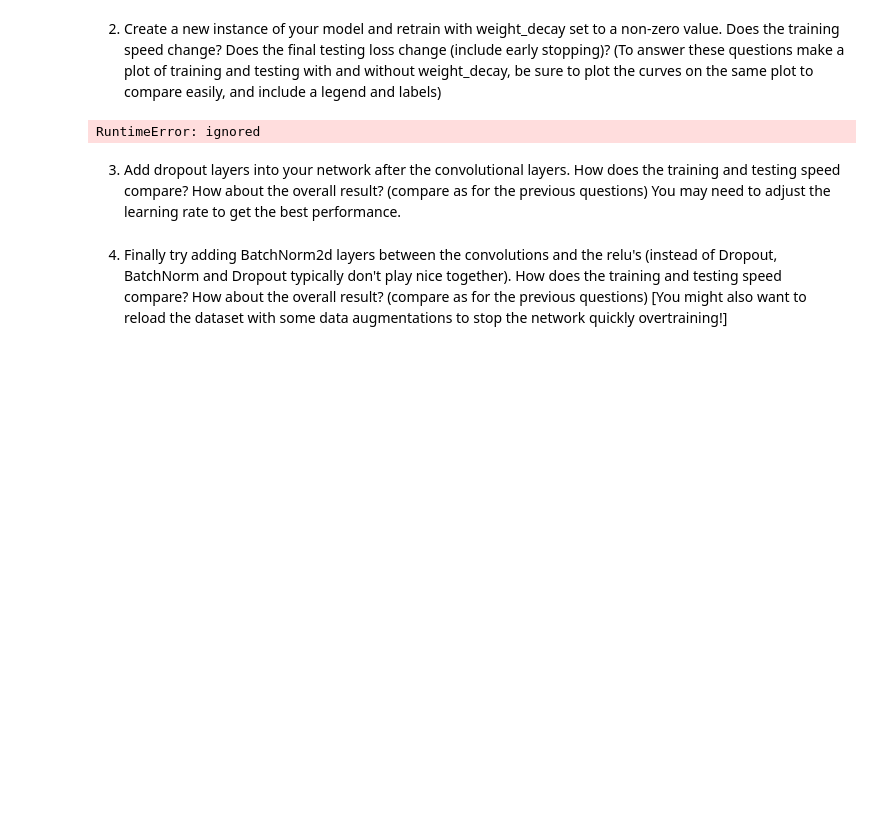
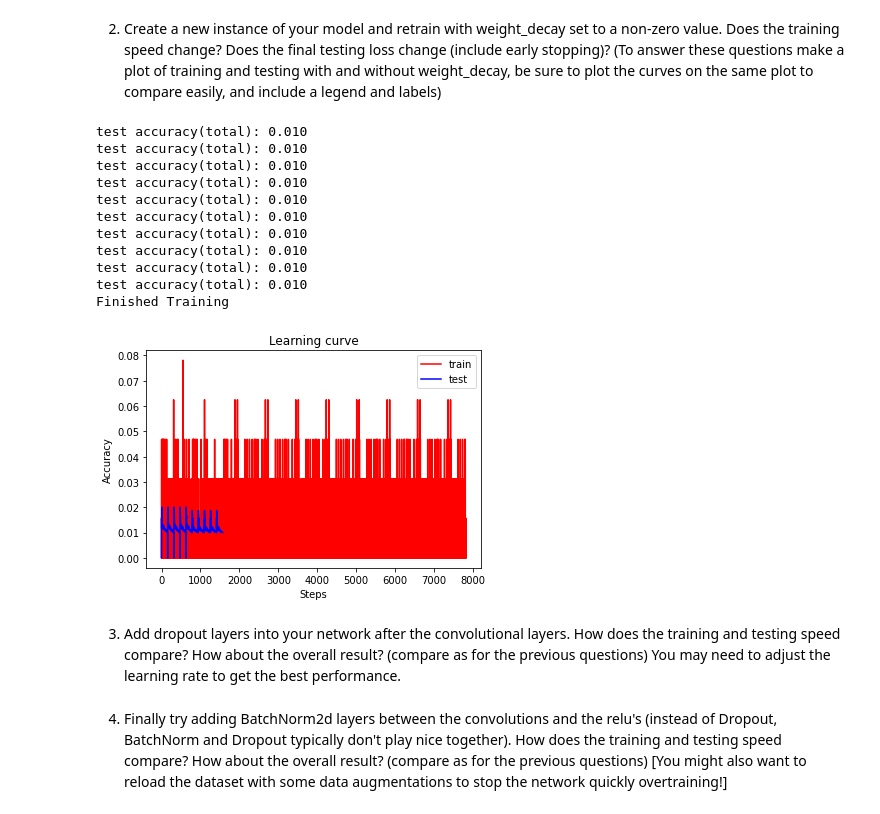
Before and after one commit to nyw-pathfinder/Deep-Learning-Bootcamp-with-PyTorch, a Jupyter notebook: 07-regularization.ipynb, the cells around one changed output. Saved outputs shown, nothing was run; the diff lists cells and outputs as text; code cells hidden in the pictures; blank space fills up the shorter version.

```diff
--- a/07-regularization.ipynb
+++ b/07-regularization.ipynb
@@ -406,7 +444,9 @@ net2.to(device)
 import torch.optim as optim
 
 criterion = nn.CrossEntropyLoss()
-optimizer = optim.SGD(net2.parameters(), lr=0.001, momentum=0.9, weight_decay=0.01)
+# optimizer = optim.SGD(net2.parameters(), lr=0.001, momentum=0.9, weight_decay=0.01)
+optimizer = optim.Adam(net.parameters(), lr=0.001,  weight_decay=0.01)
+
 #weight decay 바꿔도 한계가 있는가.
 
 
@@ -415,7 +455,7 @@ test_acc = []
 total_steps = 0
 
 
-for epoch in range(5):
+for epoch in range(10):
     running_loss = 0.0
     for i, data in enumerate(trainloader):
         inputs, labels = data[0].to(device), data[1].to(device)
@@ -433,59 +473,72 @@ for epoch in range(5):
 
         # for accuracy(train)
         _, indices = outputs.max(dim=1)
-        accuracy = (indices == labels).int().sum() / len(indices)
+        accuracy = (indices == labels).float().sum() / len(indices)
         train_acc.append(accuracy)
 
         total_steps += 1
 
-# test accuracy (total)
-with th.no_grad():
-  net.eval()
-  total_sum = 0
-  total_len = 0
-  for i, data in enumerate(testloader):
-    inputs, labels = data[0].to(device), data[1].to(device)
-    output = net(inputs)
-    _, indices = output.max(dim=1)
-    total_sum += (indices == labels).int().sum()
-    total_len += len(indices)
-    accuracy = total_sum / total_len
-    test_acc.append(accuracy)
-  print('test accuracy(total): %.3f' % (total_sum/total_len))
+    # test accuracy (total)
+    with th.no_grad():
+      net.eval()
+      total_sum = 0
+      total_len = 0
+      for i, data in enumerate(testloader):
+        inputs, labels = data[0].to(device), data[1].to(device)
+        output = net(inputs)
+        _, indices = output.max(dim=1)
+        total_sum += (indices == labels).float().sum()
+        total_len += len(indices)
+        accuracy = total_sum / total_len
+        test_acc.append(accuracy)
+      print('test accuracy(total): %.3f' % (total_sum/total_len))
+
+
 
 
 # with th.no_grad():
 #     for i, data in enumerate(testloader):
 #       inputs, labels = data[0].to(device), data[1].to(device)
 #       outputs = net(inputs)
 #       _, indices = outputs.max(dim=1)
 #       accuracy = (indices == labels).int().sum() / len(indices)
 #       test_acc.append(accuracy)
 
 
 
 
 print('Finished Training')
 
 
 
 
 
 # # Plot learning curve (accuracy)
 # steps = np.arange(total_steps)
 
 train_acc = th.stack(train_acc).detach().cpu().numpy()
 test_acc = th.stack(test_acc).detach().cpu().numpy()
 
 plt.xlabel('Steps')
 plt.ylabel('Accuracy')
-plt.plot(train_acc, 'r', label='train')
+plt.plot(train_acc, 'r', label='train') #plot에 하나만 넣으면... y 값으로 된다.
 plt.plot(test_acc, 'b', label='test')
 plt.title('Learning curve')
 plt.legend(loc='upper right')
 plt.show()
 # %% [output]
-RuntimeError: ignored
+test accuracy(total): 0.010
+test accuracy(total): 0.010
+test accuracy(total): 0.010
+test accuracy(total): 0.010
+test accuracy(total): 0.010
+test accuracy(total): 0.010
+test accuracy(total): 0.010
+test accuracy(total): 0.010
+test accuracy(total): 0.010
+test accuracy(total): 0.010
+Finished Training
+[figure, added]
 # %% [markdown]
 3. Add dropout layers into your network after the convolutional
 layers. How does the training and testing speed compare? How about the
```
Also changed, not shown: parts of 2 cells of this notebook.
